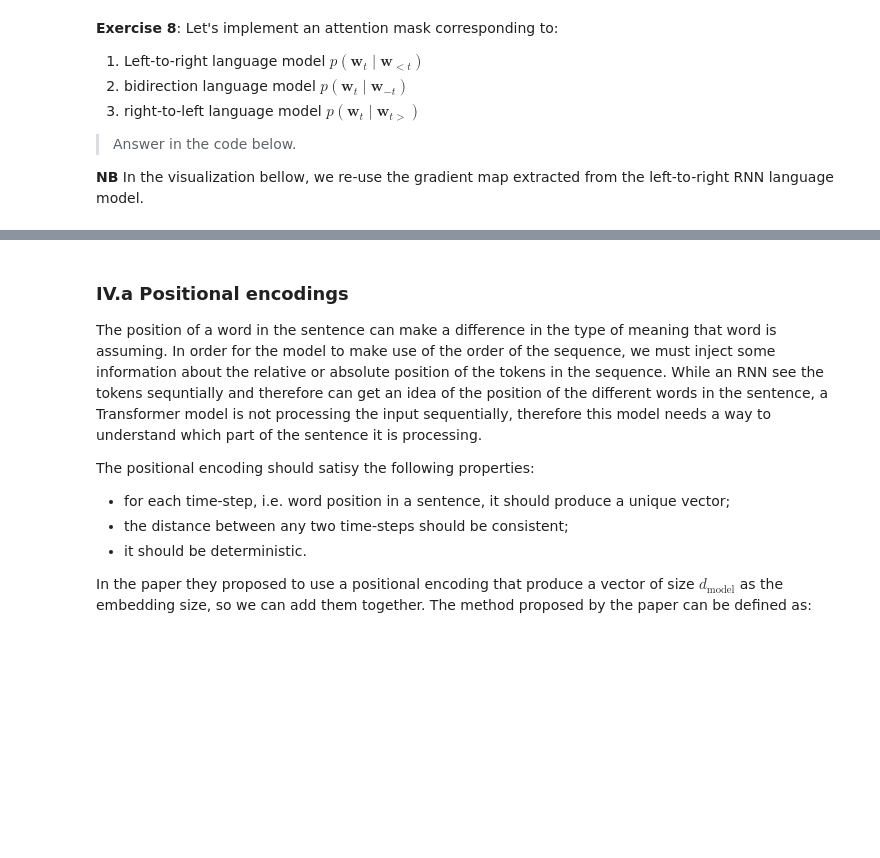
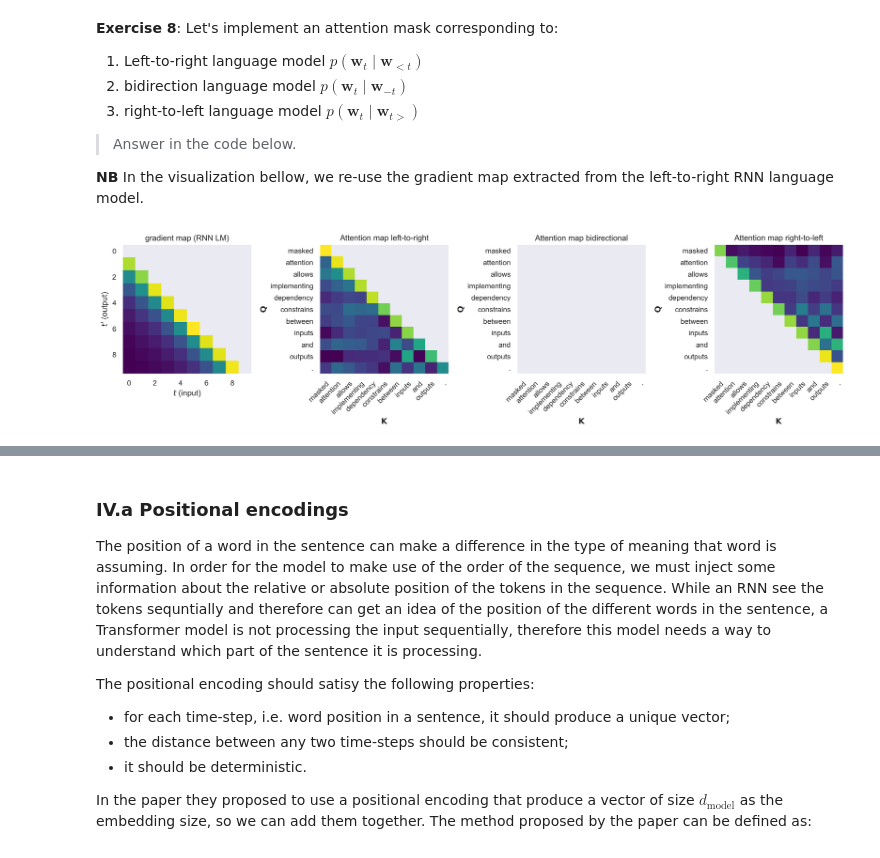
Before and after one commit to markus1573/Legeplads, a Jupyter notebook: Deep learning/02456-deep-learning-with-PyTorch/5_Transformers/5_1_EXE_deep_learning_with_transformers.ipynb, the cells around one changed output, grey strips where cells are left out. Drawn from its saved outputs; the diff is of its cells as text; code cells hidden in the pictures; blank space fills up the shorter version.

```diff
--- a/Deep learning/02456-deep-learning-with-PyTorch/5_Transformers/5_1_EXE_deep_learning_with_transformers.ipynb
+++ b/Deep learning/02456-deep-learning-with-PyTorch/5_Transformers/5_1_EXE_deep_learning_with_transformers.ipynb
@@ -865,38 +910,39 @@ def masked_attention(Q, K, V, tau=None, mask=None):
 
 # get a more natural sentence
 sentence = "Masked attention allows implementing dependency constrains between inputs and outputs."
 token_ids = torch.tensor(glove_tokenizer.encode(sentence).ids)
 tokens = [glove_vocabulary[x] for x in token_ids]
 vectors = embeddings(token_ids)
 
 # EXERCISE: Implement the masks corresponding to each factorization
 # Hint: check the documentation for `torch.diag()`, `torch.triu()` and `torch.tril()`
 T = len(token_ids)
 masks = {
-    "left-to-right": ..., # <- YOUR CODE HERE
-    "bidirectional": ..., # <- YOUR CODE HERE
-    "right-to-left": ..., # <- YOUR CODE HERE
+    "left-to-right": torch.triu(torch.ones(T, T), diagonal=1),  # Mask upper triangle
+    "bidirectional": None,  # No mask needed for bidirectional
+    "right-to-left": torch.tril(torch.ones(T, T), diagonal=-1),  # Mask lower triangle
 }
 for key in masks.keys():
     if masks[key] is not None:
-        masks[key] = masks[key] = torch.where(masks[key] == 0, 0, -math.inf)
-
+        masks[key] = torch.where(masks[key] == 0, 0, -math.inf)
 # visualized the log of the masked attention map
 fig, axes = plt.subplots(ncols=1+len(masks), figsize = (16,6), sharex=False, sharey=False, dpi=300)
 # plot the gradient map from the RNN LM
 axes.flat[0].imshow(grad_magnitude, sns.color_palette("viridis", as_cmap=True))
 axes.flat[0].set_xlabel("$t$ (input)")
 axes.flat[0].set_ylabel("$t'$ (output)")
 axes.flat[0].grid(False)
 axes.flat[0].set_title("gradient map (RNN LM)")
 # plot the attention map
 for ax, (mask_name, mask) in zip(axes.flat[1:], masks.items()):
     if mask is not None:
         H, attention_map_masked = masked_attention(vectors, vectors, vectors, mask=mask)
         plot_attention_map(attention_map_masked.log(), tokens, tokens, ax=ax, color_bar=False)
     ax.set_title(f"Attention map {mask_name}")
 plt.tight_layout()
 plt.show()
+# %% [output]
+[figure, added]
 # %% [markdown]
 ----
 ## IV. Transformers
```
Also changed, not shown: parts of 30 cells of this notebook, 2 other files.
